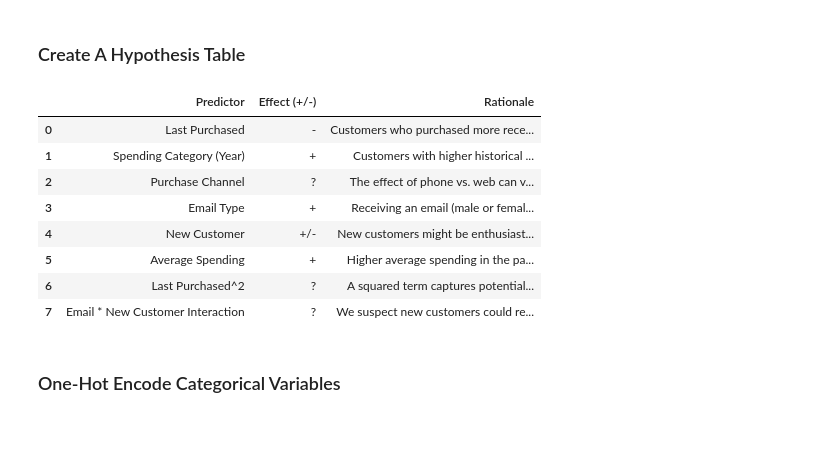
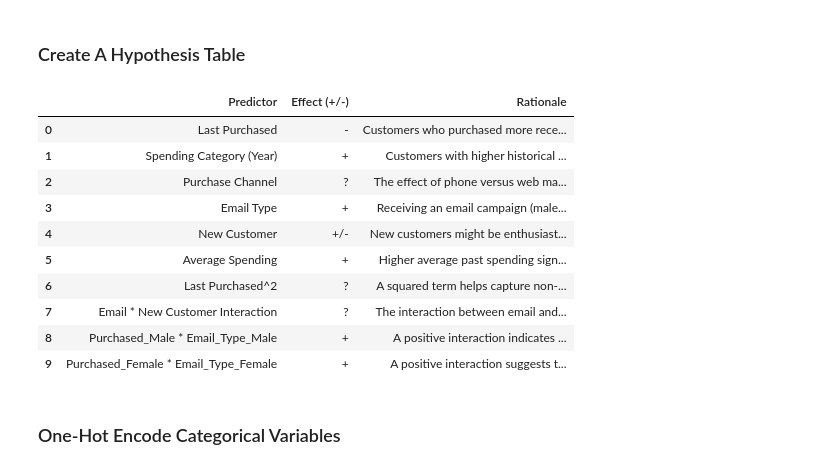
Before and after one commit to burnett013/ISM6137_Assignment_M4, a Jupyter notebook: m4_sales_v5.ipynb, the cells around one changed output. Saved outputs shown, nothing was run; the diff lists cells and outputs as text; code cells hidden in the pictures; blank space fills up the shorter version.

```diff
--- a/m4_sales_v5.ipynb
+++ b/m4_sales_v5.ipynb
@@ -94,56 +95,69 @@ plt.show()
 # %% [markdown]
 ### Create A Hypothesis Table
 # %%
-# Create a new hypothesis table
+# Create an updated hypothesis table including the new interaction terms
 hypothesis_data = {
     "Predictor": [
         "Last Purchased",
         "Spending Category (Year)",
         "Purchase Channel",
         "Email Type",
         "New Customer",
         "Average Spending",
         "Last Purchased^2",
-        "Email * New Customer Interaction"
+        "Email * New Customer Interaction",
+        "Purchased_Male * Email_Type_Male",
+        "Purchased_Female * Email_Type_Female"
     ],
     "Effect (+/-)": [
-        "-",     # Example: higher 'last_purchased' (meaning a longer time since last purchase) might reduce spending
-        "+",     # Higher historical spending category likely leads to higher future spending
+        "-",     # Higher 'last_purchased' (longer time since purchase) may reduce spending
+        "+",     # Higher historical spending is likely to increase future spending
         "?",     # Uncertain effect of phone vs. web channel
-        "+",     # Email campaigns expected to increase spending
-        "+/-",   # New customers may spend more (first big purchase) or less (hesitant)
+        "+",     # Email campaigns are expected to increase spending relative to no email
+        "+/-",   # New customers may spend more (enthusiasm) or less (hesitation)
         "+",     # Higher average past spending likely correlates with higher future spending
-        "?",     # Non-linear effect of time since last purchase (we're not sure if it peaks or flattens)
-        "?"      # Interaction between email and new customer could go either way
+        "?",     # A squared term captures potential non-linear effects of recency
+        "?",     # Interaction between email and new customer status; direction is uncertain
+        "+",     # Expected positive effect: Men’s emails work better for customers with a
+                 # history of purchasing men’s products
+        "+"      # Expected positive effect: Women’s emails work better for customers with
+                 # a history of purchasing women’s products
     ],
     "Rationale": [
-        "Customers who purchased more recently (i.e., lower 'last_purchased') are more likely to spend, so a larger value may reduce spending.",
-        "Customers with higher historical spending (larger category) are likely to spend more in future transactions.",
-        "The effect of phone vs. web can vary depending on user experience or preferences.",
-        "Receiving an email (male or female campaign) is hypothesized to increase spending compared to no email.",
-        "New customers might be enthusiastic (leading to a big first purchase) or cautious about spending.",
-        "Higher average spending in the past may signal a greater propensity to spend now.",
-        "A squared term captures potential curvature or non-linear effects of time since last purchase on spending.",
-        "We suspect new customers could respond differently to email campaigns, but the direction is unclear."
+        "Customers who purchased more recently are more likely to spend, so a larger value may "
+        "reduce spending.",
+        "Customers with higher historical spending are expected to continue spending more.",
+        "The effect of phone versus web may vary depending on user experience and preferences.",
+        "Receiving an email campaign (male or female) is hypothesized to boost spending compared "
+        "to no email.",
+        "New customers might be enthusiastic or cautious, leading to variable spending behavior.",
+        "Higher average past spending signals a greater propensity to spend now.",
+        "A squared term helps capture non-linear relationships with recency.",
+        "The interaction between email and new customer status may modify the effect of "
+        "email on spending.",
+        "A positive interaction indicates that the effectiveness of a men’s email "
+        "campaign is enhanced for customers with prior purchases of men’s merchandise.",
+        "A positive interaction suggests that a women’s email campaign is more effective "
+        "for customers with a history of purchasing women’s merchandise."
     ]
 }
 
 # Convert to DataFrame and export
 hypothesis_df = pd.DataFrame(hypothesis_data)
-hypothesis_df.to_excel("hypothesis_table_v5.xlsx", index=False)
-
-# Display the table
-hypothesis_df
+hypothesis_df.to_excel("hypothesis_table_v6.xlsx", index=False)
+display(hypothesis_df)
 # %% [output]
 |  | Predictor | Effect (+/-) | Rationale |
 | 0 | Last Purchased | - | Customers who purchased more rece... |
 | 1 | Spending Category (Year) | + | Customers with higher historical ... |
-| 2 | Purchase Channel | ? | The effect of phone vs. web can v... |
-| 3 | Email Type | + | Receiving an email (male or femal... |
+| 2 | Purchase Channel | ? | The effect of phone versus web ma... |
+| 3 | Email Type | + | Receiving an email campaign (male... |
 | 4 | New Customer | +/- | New customers might be enthusiast... |
-| 5 | Average Spending | + | Higher average spending in the pa... |
-| 6 | Last Purchased^2 | ? | A squared term captures potential... |
-| 7 | Email * New Customer Interaction | ? | We suspect new customers could re... |
+| 5 | Average Spending | + | Higher average past spending sign... |
+| 6 | Last Purchased^2 | ? | A squared term helps capture non-... |
+| 7 | Email * New Customer Interaction | ? | The interaction between email and... |
+| 8 | Purchased_Male * Email_Type_Male | + | A positive interaction indicates ... |
+| 9 | Purchased_Female * Email_Type_Female | + | A positive interaction suggests t... |
 # %% [markdown]
 ### One-Hot Encode Categorical Variables
 # %%
```
Also changed, not shown: parts of 10 cells of this notebook, 6 other files.
